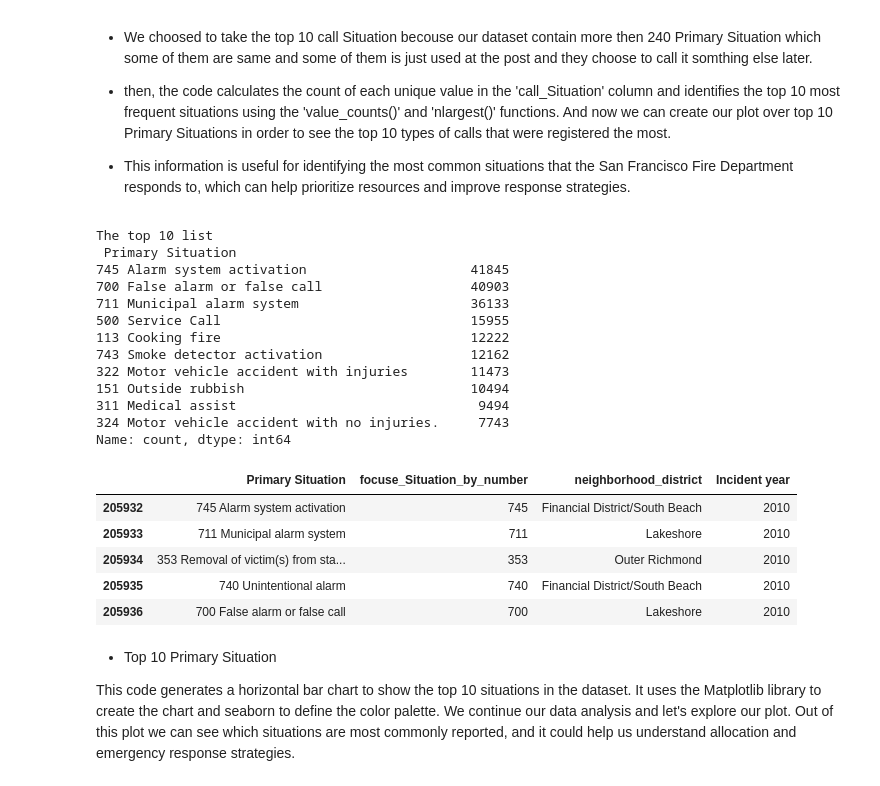
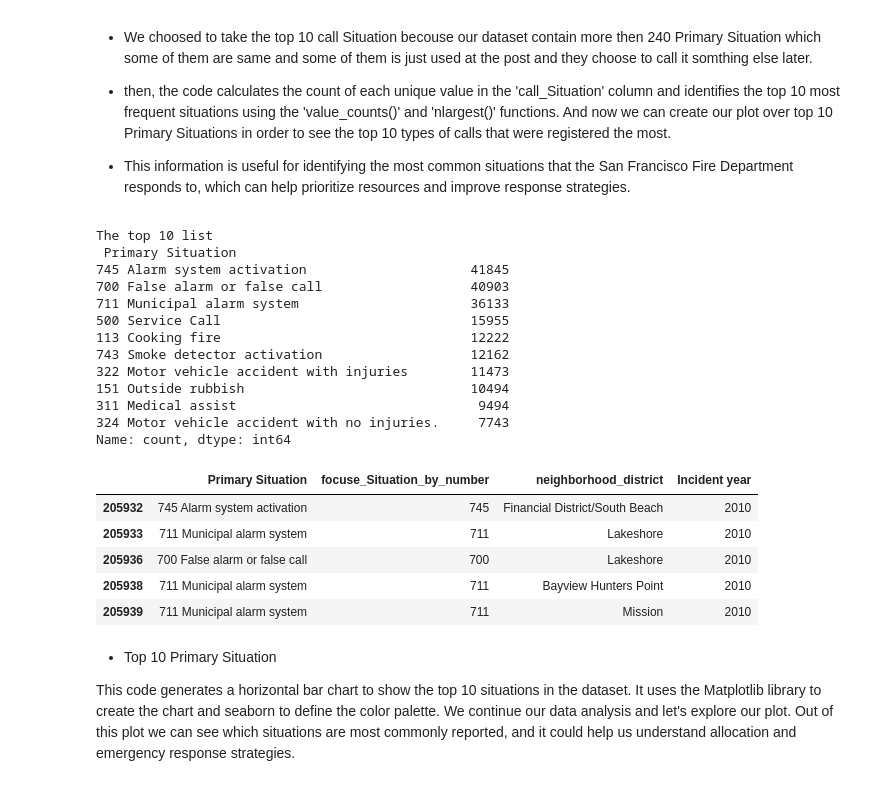
Before and after one commit to salim963/Salim963.github.io, a Jupyter notebook: Explainer_notebook_Fire_Incidents/explainer/explainer_notebook.ipynb, the cells around one changed output. Saved outputs shown, nothing was run; the diff lists cells and outputs as text; code cells hidden in the pictures.

```diff
--- a/Explainer_notebook_Fire_Incidents/explainer/explainer_notebook.ipynb
+++ b/Explainer_notebook_Fire_Incidents/explainer/explainer_notebook.ipynb
@@ -60,7 +60,7 @@ import folium
 
 # cleaning and preprocessing
 
-csv_path = "../../Fire_Incidents.csv"
+csv_path = "../../../../Data-Ana/Fire_Incidents.csv"
 
 if not os.path.exists(csv_path):
     # Download CSV from API if it doesn't exist locally
@@ -415,36 +415,38 @@ top10_df['focuse_Situation_by_number'] = top10_df['Primary Situation'].str[:3]
 call_Situation = top10_df['Primary Situation']
 len(call_Situation)
 # by using unique() fun we can se the diffrenet type of data
 
 ListOfSituation = call_Situation.unique()
 #print(ListOfSituation)
 
 Situation_count = call_Situation.value_counts()
 
 # Get the top 10 most frequent situations
 top10 = Situation_count.nlargest(10)
+top10_df = top10_df[top10_df['Primary Situation'].isin(top10.index)]
+
 print("The top 10 list\n",top10)
 top10_df.head()
 # %% [output]
 The top 10 list
  Primary Situation
 745 Alarm system activation                     41845
 700 False alarm or false call                   40903
 711 Municipal alarm system                      36133
 500 Service Call                                15955
 113 Cooking fire                                12222
 743 Smoke detector activation                   12162
 322 Motor vehicle accident with injuries        11473
 151 Outside rubbish                             10494
 311 Medical assist                               9494
 324 Motor vehicle accident with no injuries.     7743
 Name: count, dtype: int64
 |  | Primary Situation | focuse_Situation_by_number | neighborhood_district | Incident year |
 | 205932 | 745 Alarm system activation | 745 | Financial District/South Beach | 2010 |
 | 205933 | 711 Municipal alarm system | 711 | Lakeshore | 2010 |
-| 205934 | 353 Removal of victim(s) from sta... | 353 | Outer Richmond | 2010 |
-| 205935 | 740 Unintentional alarm | 740 | Financial District/South Beach | 2010 |
 | 205936 | 700 False alarm or false call | 700 | Lakeshore | 2010 |
+| 205938 | 711 Municipal alarm system | 711 | Bayview Hunters Point | 2010 |
+| 205939 | 711 Municipal alarm system | 711 | Mission | 2010 |
 # %% [markdown]
 * Top 10 Primary Situation
 
```
Also changed, not shown: parts of 1 cell of this notebook.
